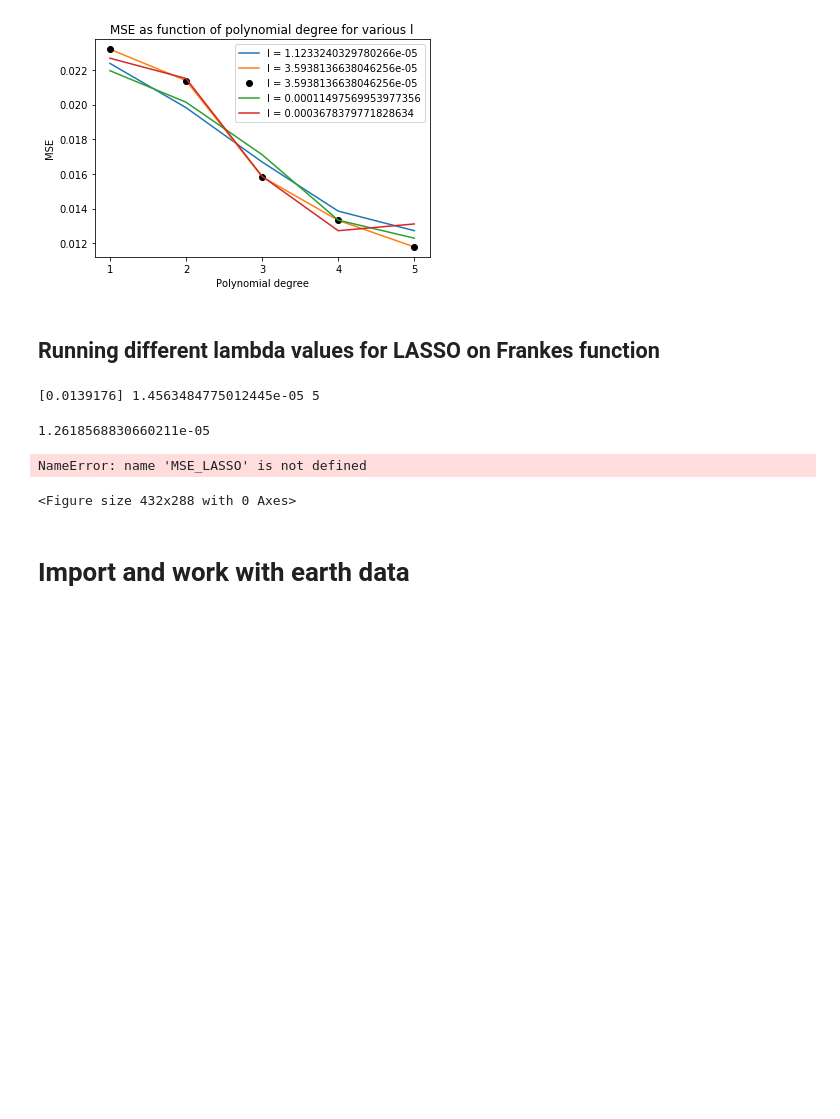
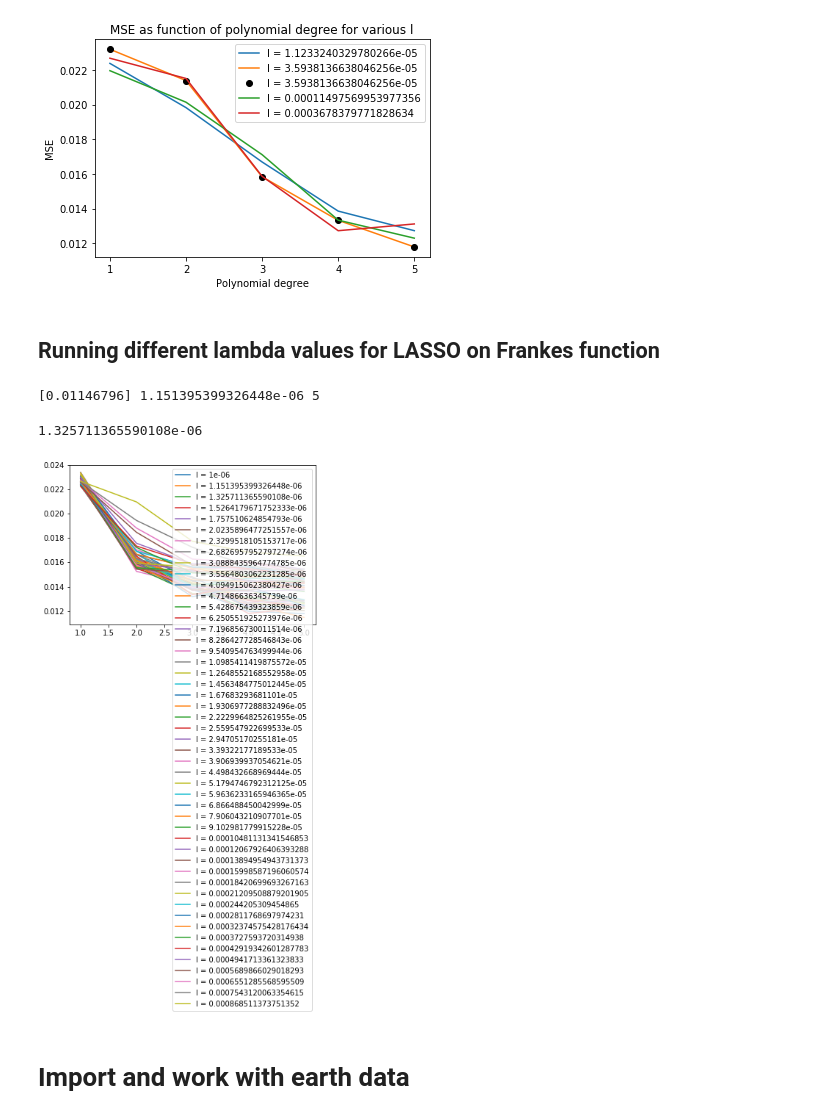
Before and after one commit to jkismul/MachineLearning, a Jupyter notebook: scr/code/project_1.ipynb, the cells around one changed output. Cells and saved outputs as stored; diff of their text form; code cells hidden in the pictures; blank space fills up the shorter version.

```diff
--- a/scr/code/project_1.ipynb
+++ b/scr/code/project_1.ipynb
@@ -184,10 +184,10 @@ def kFolds(X,z_n,k,_lambda,method,sigma):
     beta_variances=[]
     for X_train_, X_test_, z_train_, z_test_ in kSplitter(X_s,z_n_s,k):
         #center data here
-        X_train = X_train_ - np.mean(X_train_,axis=0)
-        z_train = z_train_ - np.mean(z_train_)
-        X_test  = X_test_  - np.mean(X_train_,axis=0)
-        z_test  = z_test_  - np.mean(z_train_)
+        X_train = (X_train_ - np.mean(X_train_,axis=0))/np.max(X_train)
+        z_train = (z_train_ - np.mean(z_train_))/np.max(z_train)
+        X_test  = (X_test_  - np.mean(X_train_,axis=0))/np.max(X_train)
+        z_test  = (z_test_  - np.mean(z_train_))/np.max(z_train)
         X_train = np.delete(X_train,0,1)
         X_test = np.delete(X_test,0,1)
         # find parameters
@@ -770,21 +770,19 @@ for i,_lambda in enumerate(_lambdas):
             _degree_best = j
 print(mse_min,_lambdas[_lambda_best],degrees[_degree_best])
 # %% [output]
-[0.0139176] 1.4563484775012445e-05 5
+[0.01146796] 1.151395399326448e-06 5
 # %%
 print(_lambdas[2])
 
 max_plot_degree=10
 plt.figure()
 for i in range(len(_lambdas)-1):
     plt.plot(degrees[:max_plot_degree],MSE_LASSO[i][:max_plot_degree],label='l = {}'.format(_lambdas[i]))
 plt.legend()
-plt.xticks(1)
 plt.show()
 # %% [output]
-1.2618568830660211e-05
+1.325711365590108e-06
-NameError: name 'MSE_LASSO' is not defined
-<Figure size 432x288 with 0 Axes>
+[figure, added]
 # %% [markdown]
 # Import and work with earth data
 # %% [markdown]
```
Also changed, not shown: parts of 7 cells of this notebook.
